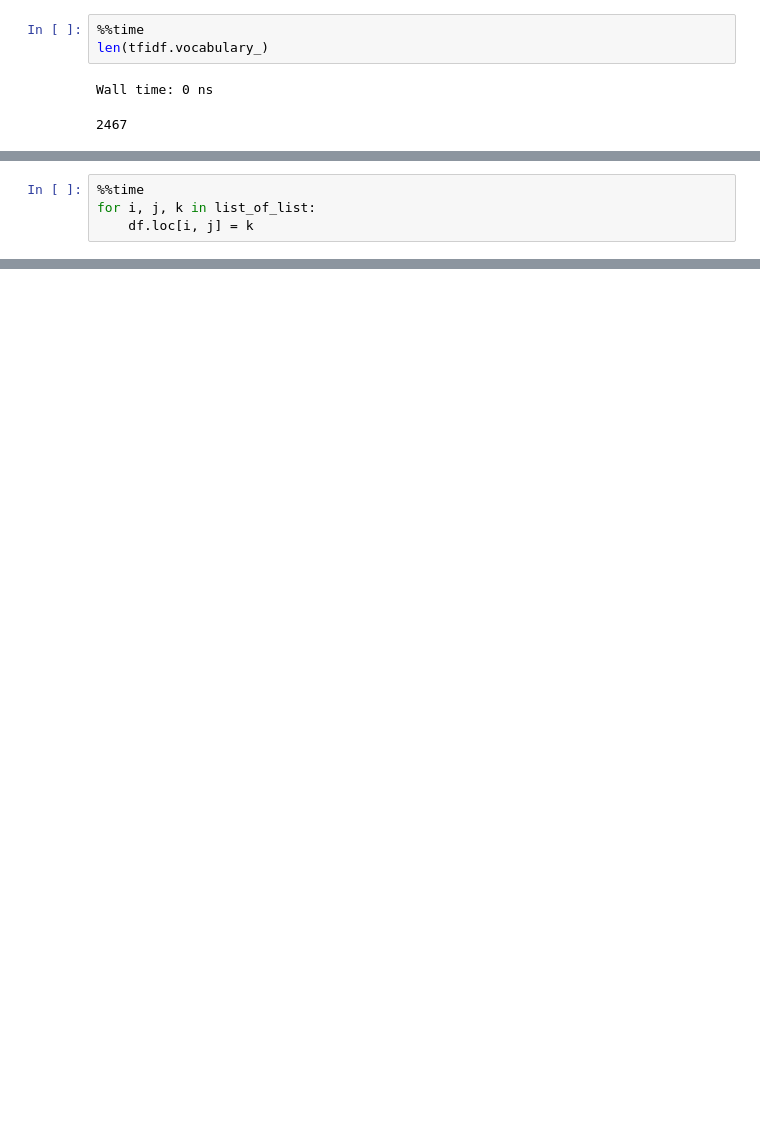
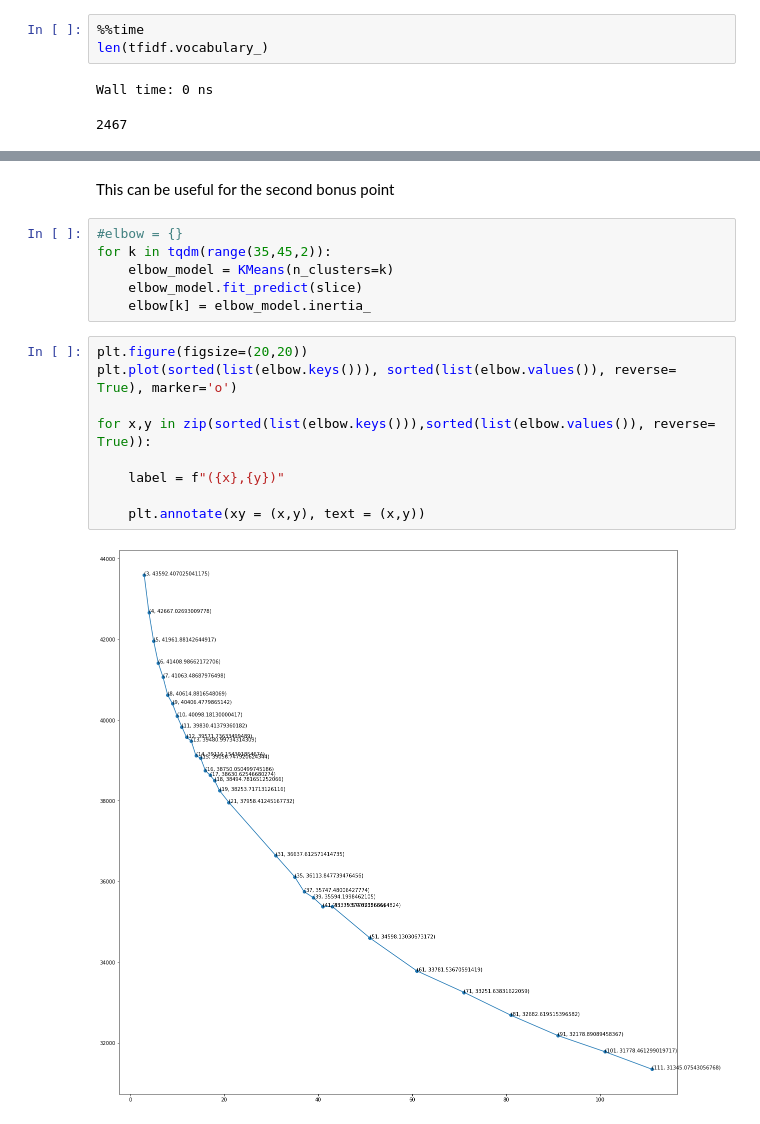
Before and after one commit to Jeremy98-alt/ADM-HW4, a Jupyter notebook: ADM-HW4(Q2) v2.ipynb, the cells around one changed output, grey strips where cells are left out. Cells and saved outputs as stored; diff of their text form; blank space fills up the shorter version.

```diff
--- a/ADM-HW4(Q2) v2.ipynb
+++ b/ADM-HW4(Q2) v2.ipynb
@@ -213,4 +160,0 @@ list_of_list
-# %%
-%%time
-for i, j, k in list_of_list:
-    df.loc[i, j] = k
@@ -222,0 +177,19 @@ df
+# %% [markdown]
+This can be useful for the second bonus point
+# %%
+#elbow = {}
+for k in tqdm(range(35,45,2)):
+    elbow_model = KMeans(n_clusters=k)
+    elbow_model.fit_predict(slice)
+    elbow[k] = elbow_model.inertia_
+# %%
+plt.figure(figsize=(20,20))
+plt.plot(sorted(list(elbow.keys())), sorted(list(elbow.values()), reverse= True), marker='o')
+
+for x,y in zip(sorted(list(elbow.keys())),sorted(list(elbow.values()), reverse= True)):
+
+    label = f"({x},{y})"
+
+    plt.annotate(xy = (x,y), text = (x,y))
+# %% [output]
+[figure, added]
```
Also changed, not shown: parts of 39 cells of this notebook.
